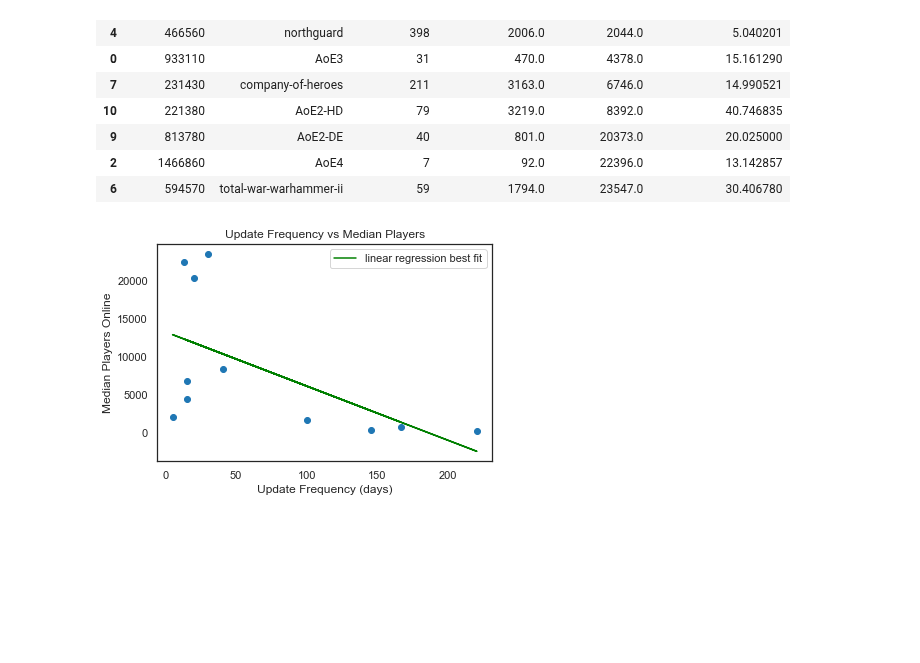
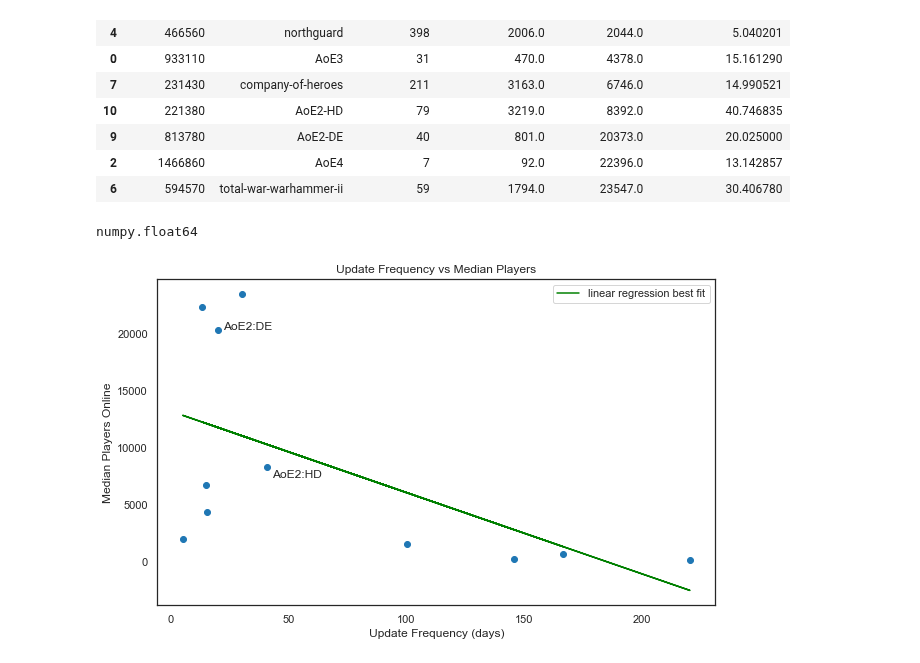
Before and after one commit to rishigoutam/aoe2, a Jupyter notebook: src/analysis/rts_player_counts.ipynb, the cells around one changed output. Cells and saved outputs as stored; diff of their text form; code cells hidden in the pictures; blank space fills up the shorter version.

Commit message:
Annotate freq vs player count chart

```diff
--- a/src/analysis/rts_player_counts.ipynb
+++ b/src/analysis/rts_player_counts.ipynb
@@ -98,22 +98,31 @@ patch_counts.sort_values(by='median_players')
 | 9 | 813780 | AoE2-DE | 40 | 801.0 | 20373.0 | 20.025000 |
 | 2 | 1466860 | AoE4 | 7 | 92.0 | 22396.0 | 13.142857 |
 | 6 | 594570 | total-war-warhammer-ii | 59 | 1794.0 | 23547.0 | 30.406780 |
+# %%
+type(patch_counts.median_players[9])
+# %% [output]
+numpy.float64
 # %%
 # Plot frequency of updates vs num players per game
+plt.figure(figsize=(10,6))
 plt.scatter(x=patch_counts.days_between_updates, y=patch_counts.median_players)
+plt.annotate('AoE2:DE', xy=(patch_counts.days_between_updates[9], patch_counts.median_players[9]),
+             xytext=(patch_counts.days_between_updates[9]+2.0, patch_counts.median_players[9]))
+plt.annotate('AoE2:HD', xy=(patch_counts.days_between_updates[10], patch_counts.median_players[10]),
+             xytext=(patch_counts.days_between_updates[10]+2.0, (patch_counts.median_players[10]-1000.0)))
 plt.title('Update Frequency vs Median Players')
 plt.xlabel('Update Frequency (days)')
 plt.ylabel('Median Players Online')
 # Linear regression best fit line https://pythonguides.com/matplotlib-best-fit-line/
 dt = np.array(list(zip(patch_counts.days_between_updates, patch_counts.median_players)))
 x = dt[:, 0].reshape(dt.shape[0], 1)
 X = np.append(x, np.ones((dt.shape[0], 1)), axis=1)
 y = dt[:, 1].reshape(dt.shape[0], 1)
 theta = np.linalg.inv(X.T.dot(X)).dot(X.T).dot(y)
 y_line = X.dot(theta)
 plt.plot(x, y_line, 'g', label='linear regression best fit')
 plt.legend()
 
 plt.savefig(f'{out_dir}frequency-vs-players.png', bbox_inches='tight')
 # %% [output]
-[figure, old version]
+[figure, new version]
```
Also changed, not shown: 1 other file.
